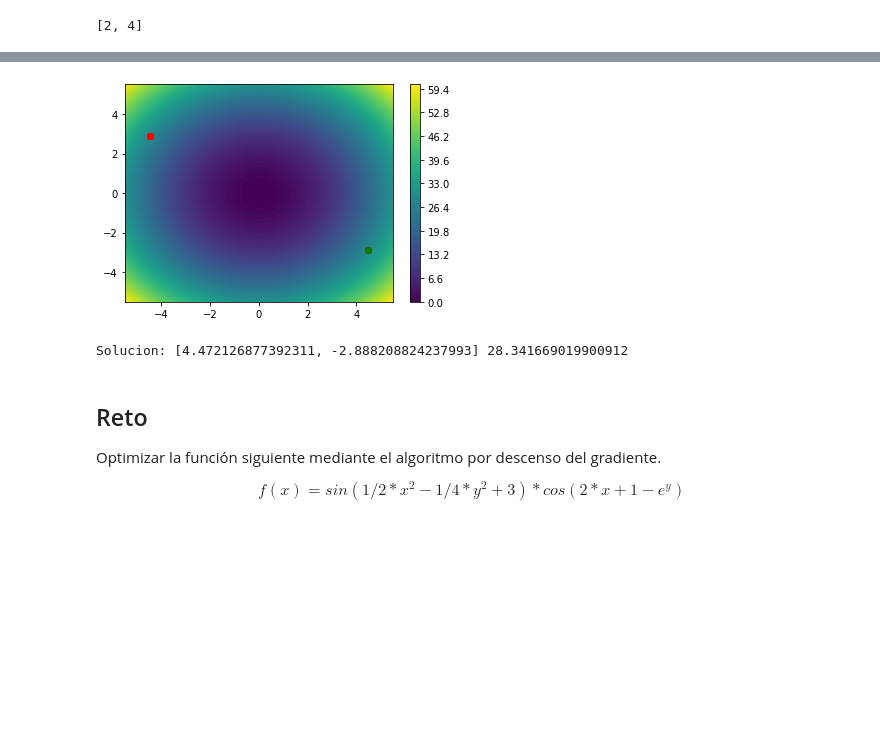
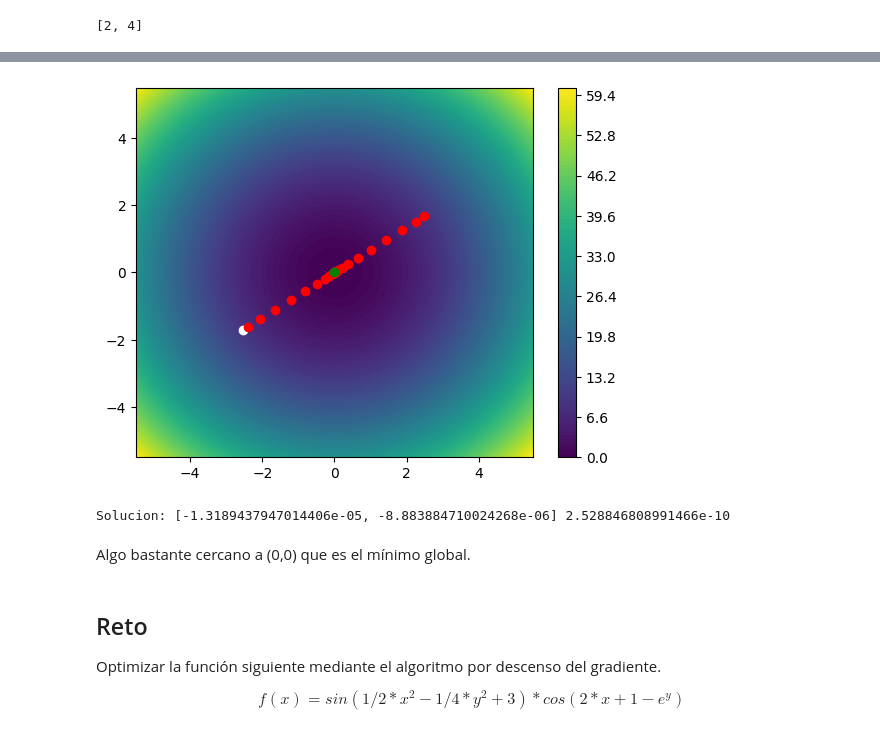
Before and after one commit to Astolfo2332/VIU_act, a Jupyter notebook: optimizacion/Algoritmos_R2.ipynb, the cells around one changed output, grey strips where cells are left out. Saved outputs shown, nothing was run; the diff lists cells and outputs as text; code cells hidden in the pictures; blank space fills up the shorter version.

```diff
--- a/optimizacion/Algoritmos_R2.ipynb
+++ b/optimizacion/Algoritmos_R2.ipynb
@@ -120,40 +126,51 @@ plot3d(x**2 + y**2,
 # %%
 #Prepara los datos para dibujar mapa de niveles de Z
+import numpy as np
+
 resolucion = 100
 rango=5.5
 
 X=np.linspace(-rango,rango,resolucion)
 Y=np.linspace(-rango,rango,resolucion)
 Z=np.zeros((resolucion,resolucion))
 for ix,x in enumerate(X):
   for iy,y in enumerate(Y):
     Z[iy,ix] = f([x,y])
 
 #Pinta el mapa de niveles de Z
 plt.contourf(X,Y,Z,resolucion)
 plt.colorbar()
 
 #Generamos un punto aleatorio inicial y pintamos de blanco
 P=[random.uniform(-5,5  ),random.uniform(-5,5 ) ]
 plt.plot(P[0],P[1],"o",c="white")
 
 #Tasa de aprendizaje. Fija. Sería más efectivo reducirlo a medida que nos acercamos.
 TA=1
+tol = 0.0001
 
 #Iteraciones:50
 for _ in range(1000):
+
   grad = df(P)
-  #print(P,grad)
+  #Reducción de la tasa de aprendizaje
+  TA *= 0.99
   P[0],P[1] = P[0] - TA*grad[0] , P[1] - TA*grad[1]
+  #Adición de una tolerancia para no iterar sin necesidad
+  if np.linalg.norm(grad)<tol:
+    break
+
   plt.plot(P[0],P[1],"o",c="red")
 
 #Dibujamos el punto final y pintamos de verde
 plt.plot(P[0],P[1],"o",c="green")
 plt.show()
 print("Solucion:" , P , f(P))
 # %% [output]
-[figure, old version]
+[figure, new version]
-Solucion: [4.472126877392311, -2.888208824237993] 28.341669019900912
+Solucion: [-1.3189437947014406e-05, -8.883884710024268e-06] 2.528846808991466e-10
+# %% [markdown]
+Algo bastante cercano a (0,0) que es el mínimo global.
 # %% [markdown]
 ## Reto
 
```
Also changed, not shown: parts of 12 cells of this notebook, 3 other files.
